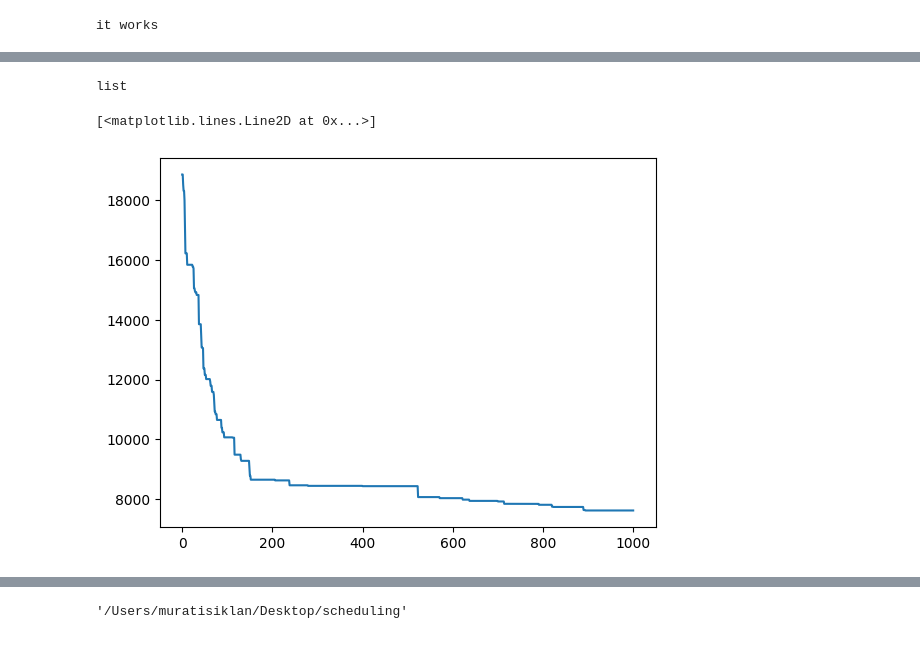
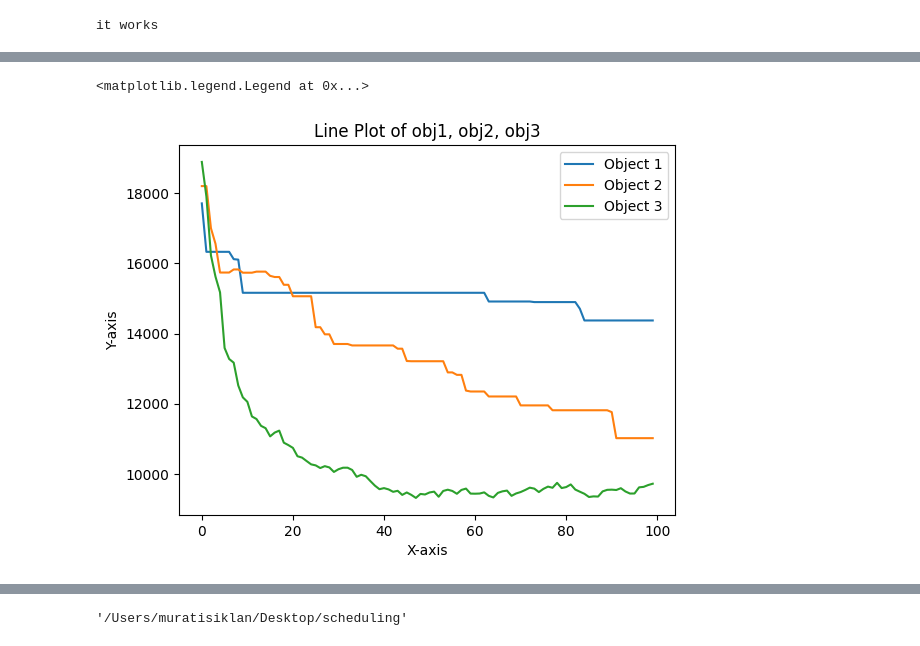
Before and after one commit to muratisiklan/Scheduling, a Jupyter notebook: Research/PMS Research.ipynb, the cells around one changed output, grey strips where cells are left out. Saved outputs shown, nothing was run; the diff lists cells and outputs as text; code cells hidden in the pictures.

```diff
--- a/Research/PMS Research.ipynb
+++ b/Research/PMS Research.ipynb
@@ -32,8 +34,18 @@ os.chdir("../")
 from src.Problems.pms.Algorithms.simulated_annealing import SimulatedAnnealing
 # %%
-search = SimulatedAnnealing(process_times=process_times,
+ga = GeneticAlgorithm(process_times=process_times,
                     ready_times=ready_times,
                     setup_times=setup_times,
                     due_dates=due_dates
                     )
+sa = SimulatedAnnealing(process_times=process_times,
+                    ready_times=ready_times,
+                    setup_times=setup_times,
+                    due_dates=due_dates
+                    )
+ts = TabuSearch(process_times=process_times,
+                    ready_times=ready_times,
+                    setup_times=setup_times,
+                    due_dates=due_dates
+                    )
 # %%
@@ -77,14 +55,25 @@ array([ 63.67386734, 110.20553066, 308.64857246, 239.41133254,
-# %%
-type(objectives)
-# %% [output]
-list
+# %%
+seq1, obj1, objectives1, compt1, stime1 = ga.solve(n_iter=100)
+seq2, obj2, objectives2, compt2, stime2 = sa.solve(n_iter=99)
+seq3, obj1, objectives3, compt3, stime3 = ts.solve(n_iter=100)
 # %%
 import matplotlib.pyplot as plt
-# %%
-plt.plot(objectives)
-# %% [output]
-[<matplotlib.lines.Line2D at 0x...>]
-[figure, removed]
+# %%
+# Plotting
+plt.plot(objectives1, label='Object 1')
+plt.plot(objectives2, label='Object 2')
+plt.plot(objectives3, label='Object 3')
+
+# Adding labels and title
+plt.xlabel('X-axis')
+plt.ylabel('Y-axis')
+plt.title('Line Plot of obj1, obj2, obj3')
+
+# Adding a legend
+plt.legend()
+# %% [output]
+<matplotlib.legend.Legend at 0x...>
+[figure, added]
 # %%
 def check_elements_greater_than_previous(lst):
     if len(lst) < 2:
```
Also changed, not shown: parts of 24 cells of this notebook, 4 other files.
